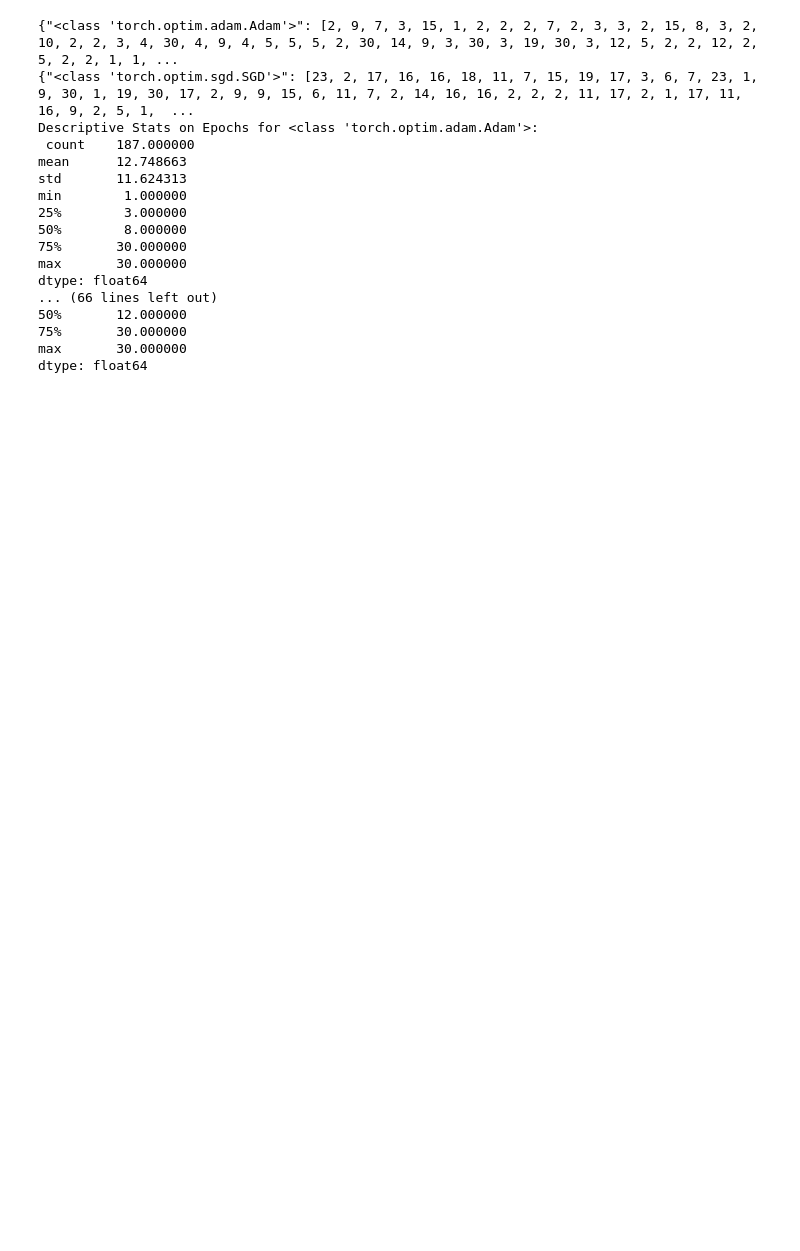
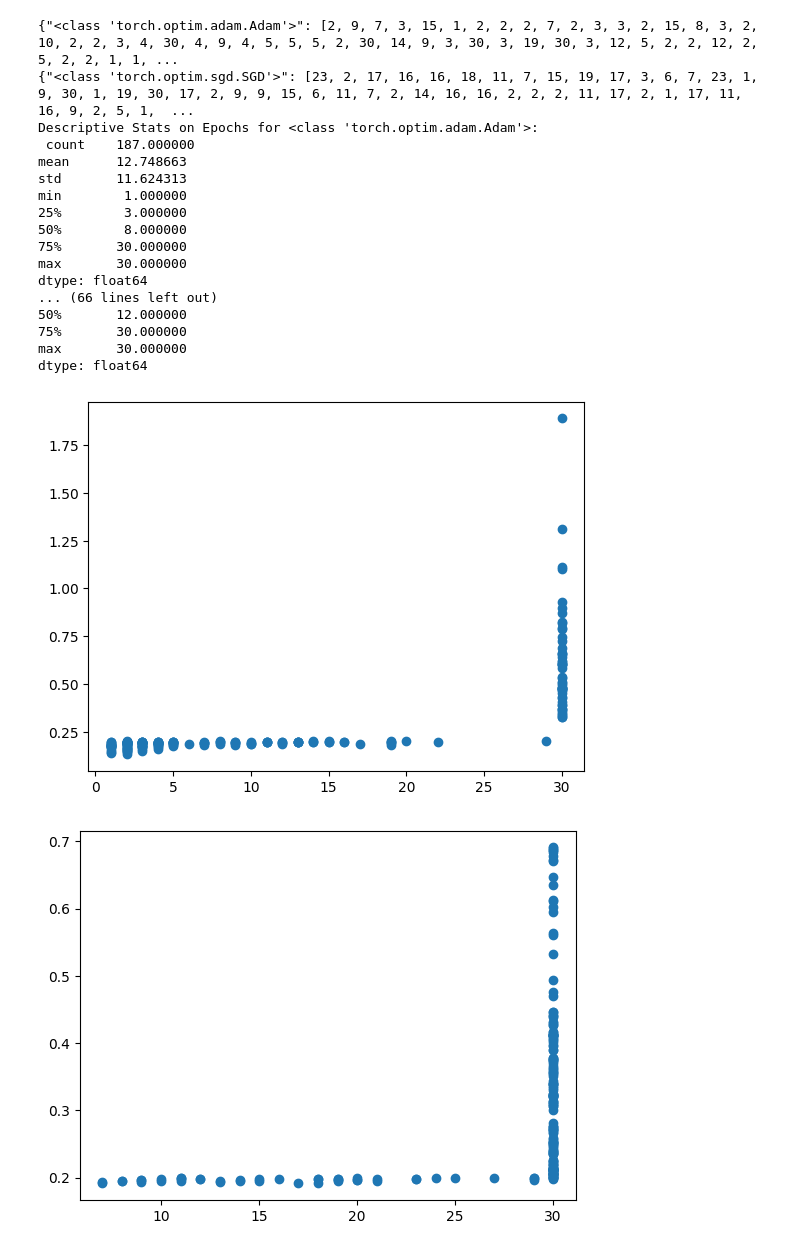
Before and after one commit to CorgiCoder-json/ANN_Noise_Study, a Jupyter notebook: model_data_exploration.ipynb, the cells around one changed output. Drawn from its saved outputs; the diff is of its cells as text; code cells hidden in the pictures; blank space fills up the shorter version.

Commit message:
added plots for accuracy v. epochs; nothing interesting happening there, only that 30 epochs had the highest variation in accuracy

```diff
--- a/model_data_exploration.ipynb
+++ b/model_data_exploration.ipynb
@@ -137,3 +144,32 @@ dtype: float64
 75%       30.000000
 max       30.000000
 dtype: float64
+# %%
+temp_agg = class_agg.copy().to_numpy()
+temp_r_agg = regress_agg.copy().to_numpy()
+optimizers_regress_dict = {}
+optimizers_class_dict = {}
+for index, item in enumerate(temp_r_agg):
+    class_opt = temp_agg[index]
+    if item.optimizer in list(optimizers_regress_dict.keys()):
+        optimizers_regress_dict[item.optimizer].append((item.accuracy, item.epochs))
+    else:
+        optimizers_regress_dict.update({item.optimizer: [(item.accuracy, item.epochs)]})
+    if class_opt.optimizer in list(optimizers_class_dict.keys()):
+        optimizers_class_dict[class_opt.optimizer].append((class_opt.accuracy, class_opt.epochs))
+    else:
+        optimizers_class_dict.update({class_opt.optimizer: [(class_opt.accuracy, class_opt.epochs)]})
+fig_num = 0
+for value in list(optimizers_class_dict.values()):
+    x_vals = []
+    y_vals = []
+    for x_y_tups in value:
+        x_vals.append(x_y_tups[1])
+        y_vals.append(x_y_tups[0])
+    fig = plt.figure(fig_num)
+    plt.scatter(x_vals, y_vals)
+    plt.show()
+    fig_num += 1
+# %% [output]
+[figure, added]
+[figure, added]
```
Also changed, not shown: parts of 2 cells of this notebook.
